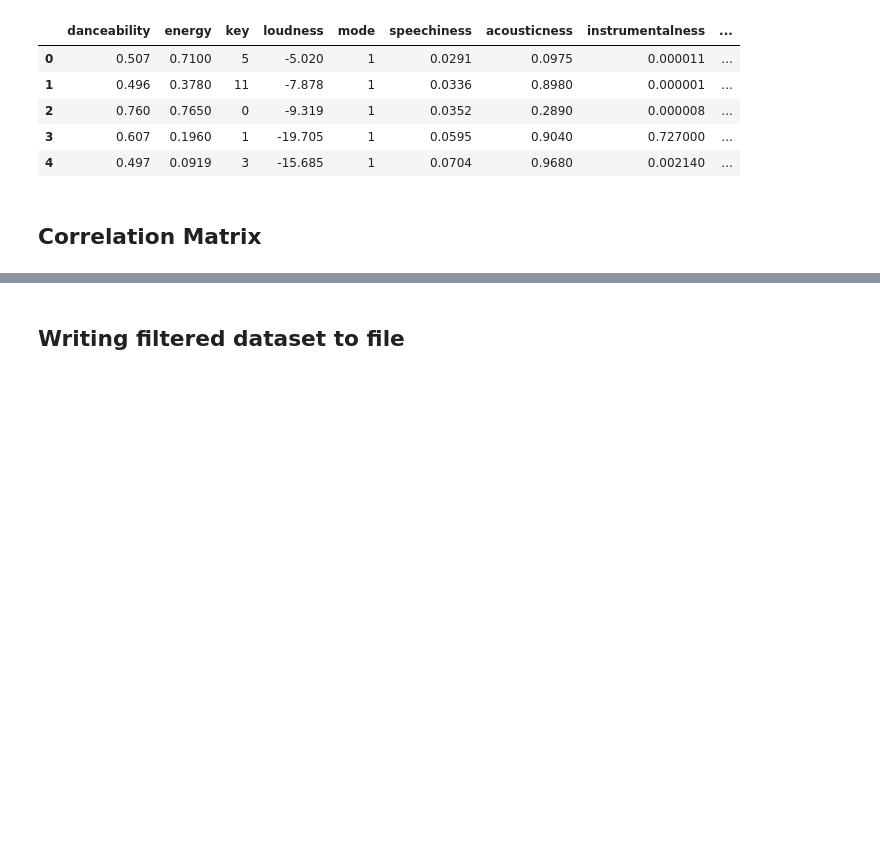
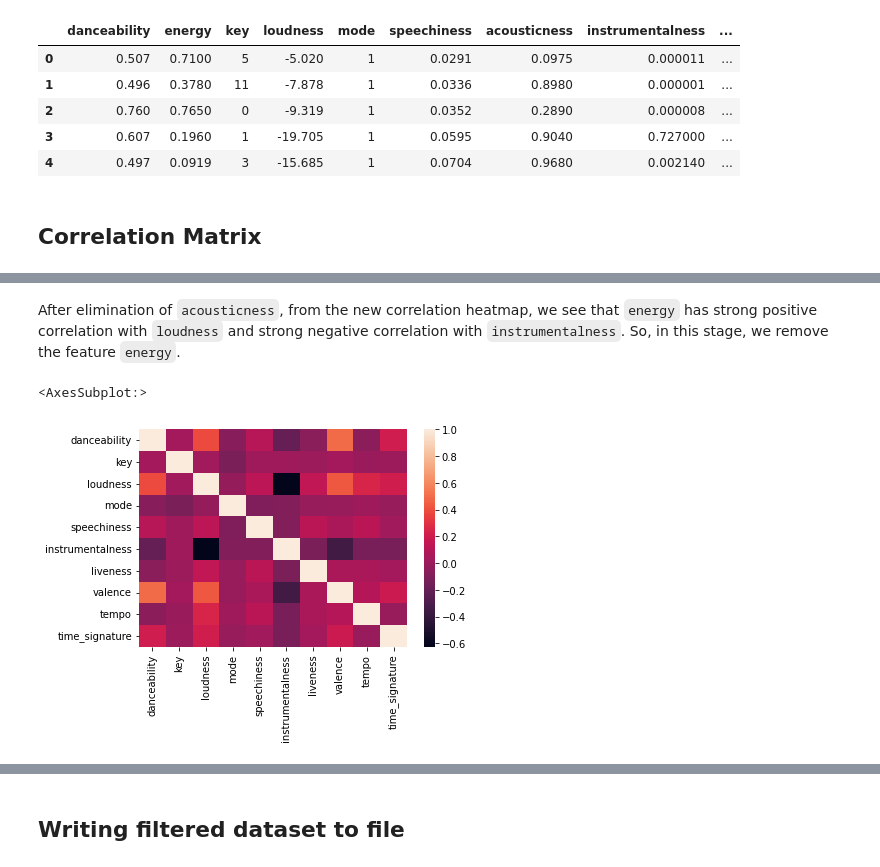
Before and after one commit to aabdull1/Music-genre-classification---ML, a Jupyter notebook: 3_feature_selection.ipynb, the cells around one changed output, grey strips where cells are left out. Drawn from its saved outputs; the diff is of its cells as text; code cells hidden in the pictures; blank space fills up the shorter version.

```diff
--- a/3_feature_selection.ipynb
+++ b/3_feature_selection.ipynb
@@ -95,0 +84,8 @@ df.drop(['key', 'duration_ms'], axis=1, inplace=True)
+# %% [markdown]
+After elimination of `acousticness`, from the new correlation heatmap, we see that `energy` has strong positive correlation with `loudness` and strong negative correlation with `instrumentalness`. So, in this stage, we remove the feature `energy`.
+# %%
+df.drop('energy', axis=1, inplace=True)
+sns.heatmap(df.corr())
+# %% [output]
+<AxesSubplot:>
+[figure, added]
```
Also changed, not shown: parts of 23 cells of this notebook.
